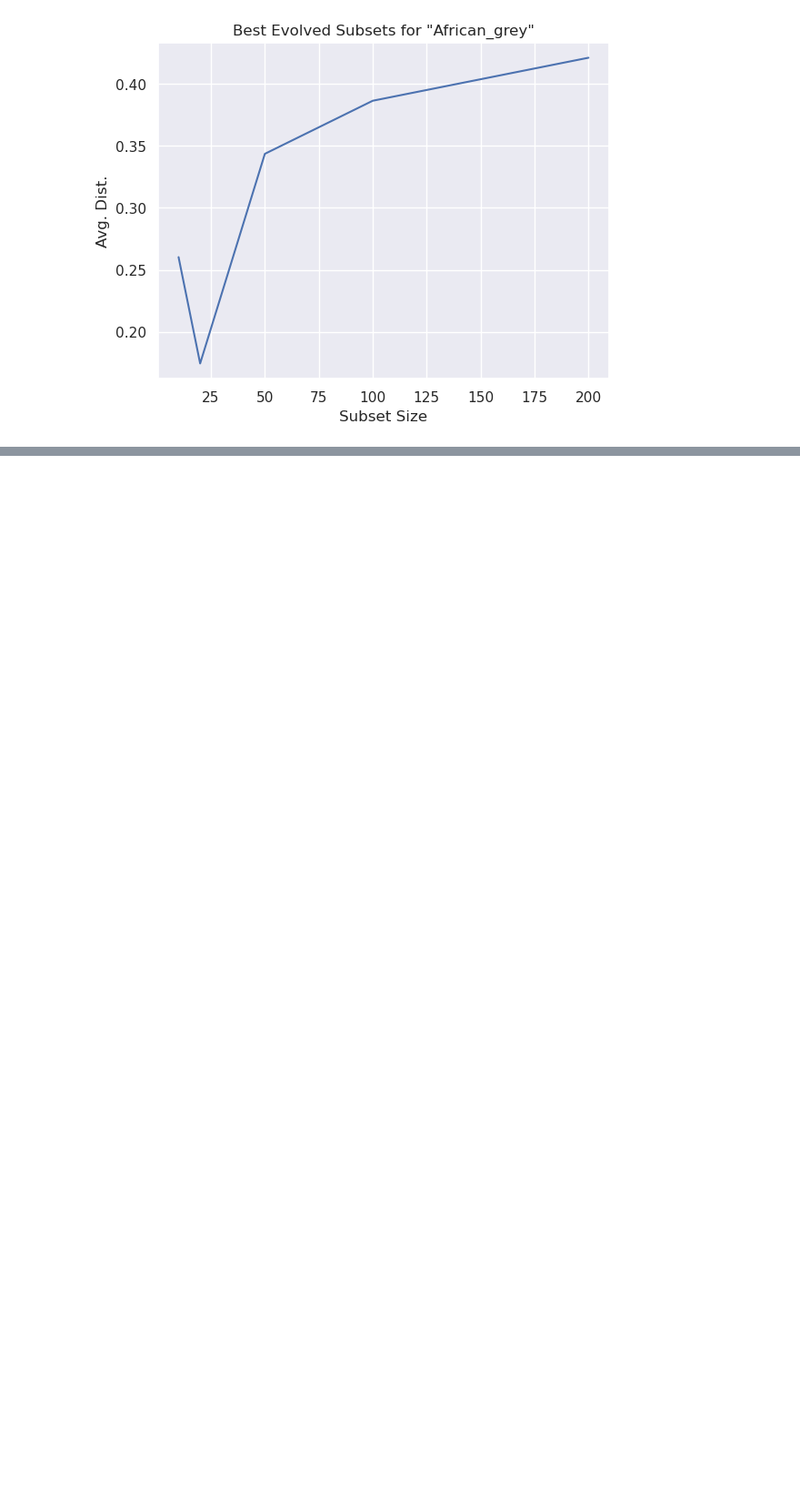
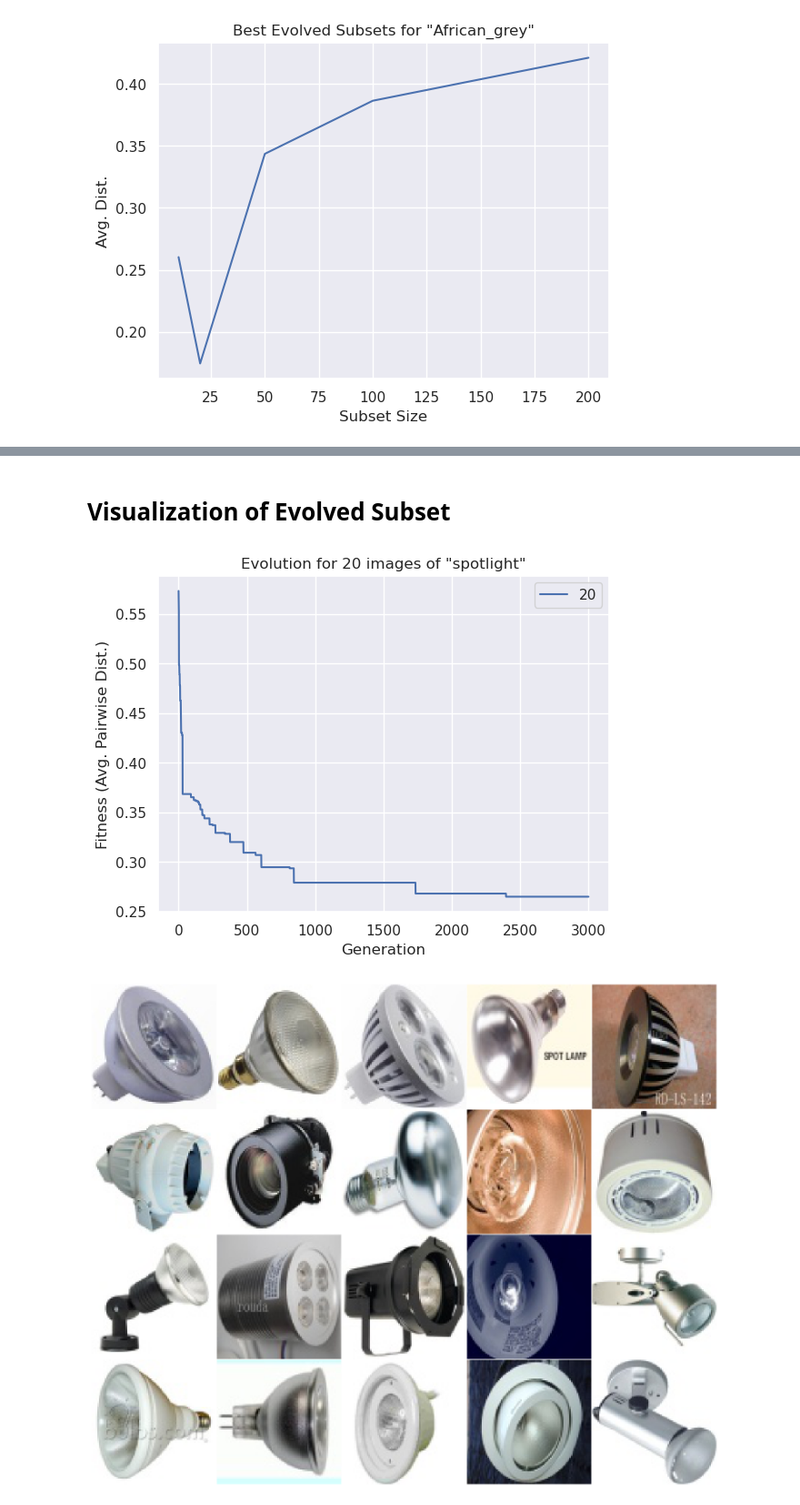
Before and after one commit to lfrati/OmnImage, a Jupyter notebook: scaling-analysis.ipynb, the cells around one changed output, grey strips where cells are left out. Shown at 91% size. Saved outputs shown, nothing was run; the diff lists cells and outputs as text; code cells hidden in the pictures; blank space fills up the shorter version.

Commit message:
Visualize evolved clique vs. random subset.

```diff
--- a/scaling-analysis.ipynb
+++ b/scaling-analysis.ipynb
@@ -102,0 +71,35 @@ view_images(imgcls, list(range(49)), pack=True)
+# %%
+def get_image_paths(clsid):
+    cls_folder = img_folder / clsid
+    return sorted(cls_folder.iterdir())
+
+
+def view_images(clsid, img_indices, img_paths=None, pack=False):
+    if not img_paths:
+        img_paths = get_image_paths(clsid)
+    # indices are expected to correspond to the sorted filename ordering.
+    selected_paths = [img_paths[i] for i in img_indices]
+    nrows = int(np.sqrt(len(selected_paths)))
+    ncols = int(np.ceil(len(selected_paths) / nrows))
+    gkw = {}
+    if pack:
+        gkw["wspace"] = 0.0
+        gkw["hspace"] = 0.0
+        gkw["left"] = 0.0
+        gkw["right"] = 1.0
+        gkw["bottom"] = 0.0
+        gkw["top"] = 1.0
+    fig, axs = plt.subplots(nrows, ncols, squeeze=False, figsize=(ncols*3, nrows*3), gridspec_kw=gkw)
+    if not pack:
+        fig.suptitle(cls2label[clsid], fontsize=32)
+    for i, f in enumerate(selected_paths):
+        ax = axs[i // ncols, i % ncols]
+        ax.imshow(Image.open(f), cmap='gray')
+    for r in range(nrows):
+        for c in range(ncols):
+            ax = axs[r, c]
+            ax.get_xaxis().set_visible(False)
+            ax.get_yaxis().set_visible(False)
+
+
+view_images(imgcls, np.arange(49), pack=True)
@@ -253,0 +259,13 @@ res = compute_evolved_subsets_for_class(clsfile, plot=True)
+# %% [markdown]
+# Visualization of Evolved Subset
+# %%
+clsname = np.random.choice(list(label2cls.keys()))
+clsid = label2cls[clsname]
+clsfile = cls2file[clsid]
+res = compute_evolved_subsets_for_class(clsfile, [20], plot=True)
+plt.show()
+
+view_images(clsid, res[0]["best"], pack=True)
+# %% [output]
+[figure, added]
+[figure, added]
```
Also changed, not shown: parts of 12 cells of this notebook.
